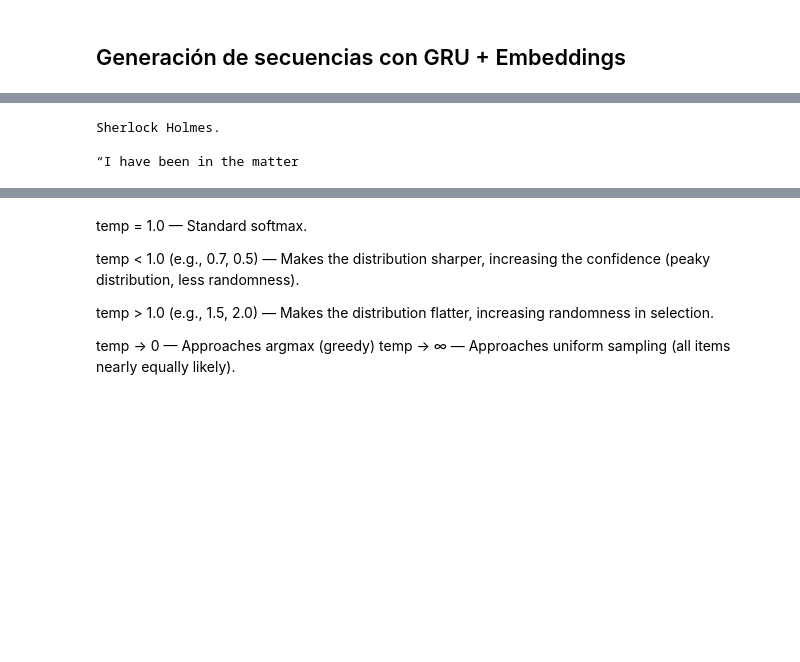
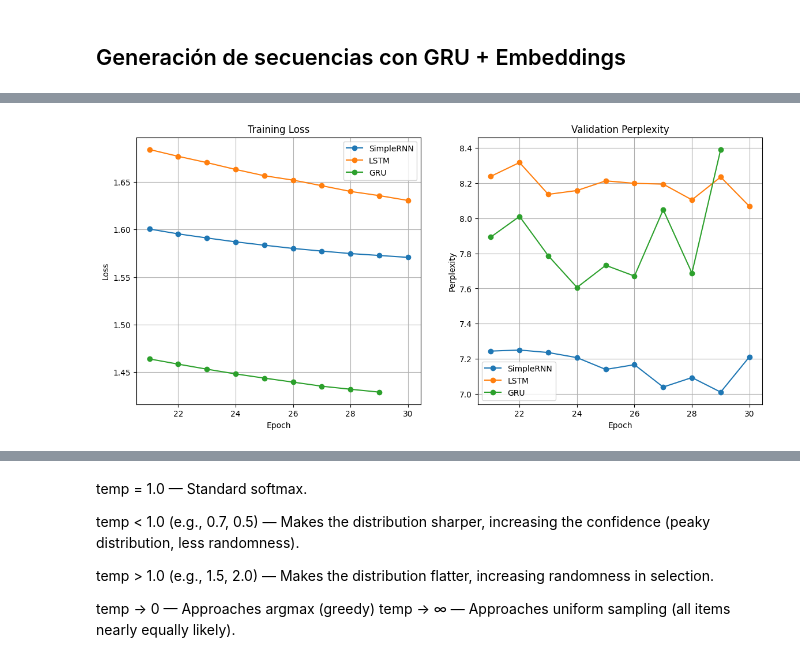
Before and after one commit to jmestanza/natural-language-processing-practice, a Jupyter notebook: desafios/Desafio_3/Desafio_3.ipynb, the cells around one changed output, grey strips where cells are left out. Cells and saved outputs as stored; diff of their text form; code cells hidden in the pictures; blank space fills up the shorter version.

```diff
--- a/desafios/Desafio_3/Desafio_3.ipynb
+++ b/desafios/Desafio_3/Desafio_3.ipynb
@@ -1177,8 +1138,70 @@ generate_seq(gru_model, input_text, max_length=max_context_size, n_words=30)
-# %%
-# predicción con beam search (det)
-salidas = beam_search(gru_model,num_beams=10,num_words=30,input="Sherlock Holmes")
-print(decode(salidas[0]))
-# %% [output]
-Sherlock Holmes.
-
-“I have been in the matter
+# %%
+simple_rnn_loss = [
+    1.6005, 1.5954, 1.5911, 1.5870, 1.5835,
+    1.5801, 1.5773, 1.5747, 1.5727, 1.5707
+]
+
+simple_rnn_perplexity = [
+    7.2443, 7.2504, 7.2361, 7.2072, 7.1400,
+    7.1670, 7.0399, 7.0938, 7.0111, 7.2117
+]
+
+lstm_loss = [
+    1.6841, 1.6769, 1.6703, 1.6631, 1.6565,
+    1.6519, 1.6460, 1.6400, 1.6356, 1.6305
+]
+
+lstm_perplexity = [
+    8.2379, 8.3166, 8.1357, 8.1574, 8.2122,
+    8.1983, 8.1937, 8.1043, 8.2342, 8.0674
+]
+
+gru_loss = [
+    1.4640, 1.4585, 1.4532, 1.4482, 1.4438,
+    1.4396, 1.4353, 1.4321, 1.4291
+]
+
+gru_perplexity = [
+    7.8929, 8.0102, 7.7866, 7.6063, 7.7321,
+    7.6710, 8.0480, 7.6882, 8.3908  # Early stopping after this
+]
+
+
+# --- Plotting Loss ---
+plt.figure(figsize=(14, 6))
+plt.subplot(1, 2, 1)
+plt.plot([el+20 for el in epochs[:len(simple_rnn_loss)]], simple_rnn_loss, label='SimpleRNN', marker='o')
+plt.plot([el+20 for el in epochs[:len(lstm_loss)]], lstm_loss, label='LSTM', marker='o')
+plt.plot([el+20 for el in  epochs[:len(gru_loss)]], gru_loss, label='GRU', marker='o')
+plt.xlabel('Epoch')
+plt.ylabel('Loss')
+plt.title('Training Loss')
+plt.legend()
+plt.grid(True)
+
+
+# --- Plotting Perplexity ---
+plt.subplot(1, 2, 2)
+
+# Filter out None values for SimpleRNN
+simple_rnn_epochs = [e+20 for e, p in zip(epochs, simple_rnn_perplexity) if p is not None]
+simple_rnn_perp = [p for p in simple_rnn_perplexity if p is not None]
+plt.plot(simple_rnn_epochs, simple_rnn_perp, label='SimpleRNN', marker='o')
+
+# Filter out None values for LSTM
+lstm_epochs = [e+20 for e, p in zip(epochs, lstm_perplexity) if p is not None]
+lstm_perp = [p for p in lstm_perplexity if p is not None]
+plt.plot(lstm_epochs, lstm_perp, label='LSTM', marker='o')
+
+# Filter out None values for GRU
+gru_epochs = [e+20 for e, p in zip(epochs, gru_perplexity) if p is not None]
+gru_perp = [p for p in gru_perplexity if p is not None]
+plt.plot(gru_epochs, gru_perp, label='GRU', marker='o')
+
+plt.xlabel('Epoch')
+plt.ylabel('Perplexity')
+plt.title('Validation Perplexity')
+plt.legend()
+plt.grid(True)
+# %% [output]
+[figure, added]
```
Also changed, not shown: parts of 17 cells of this notebook.
